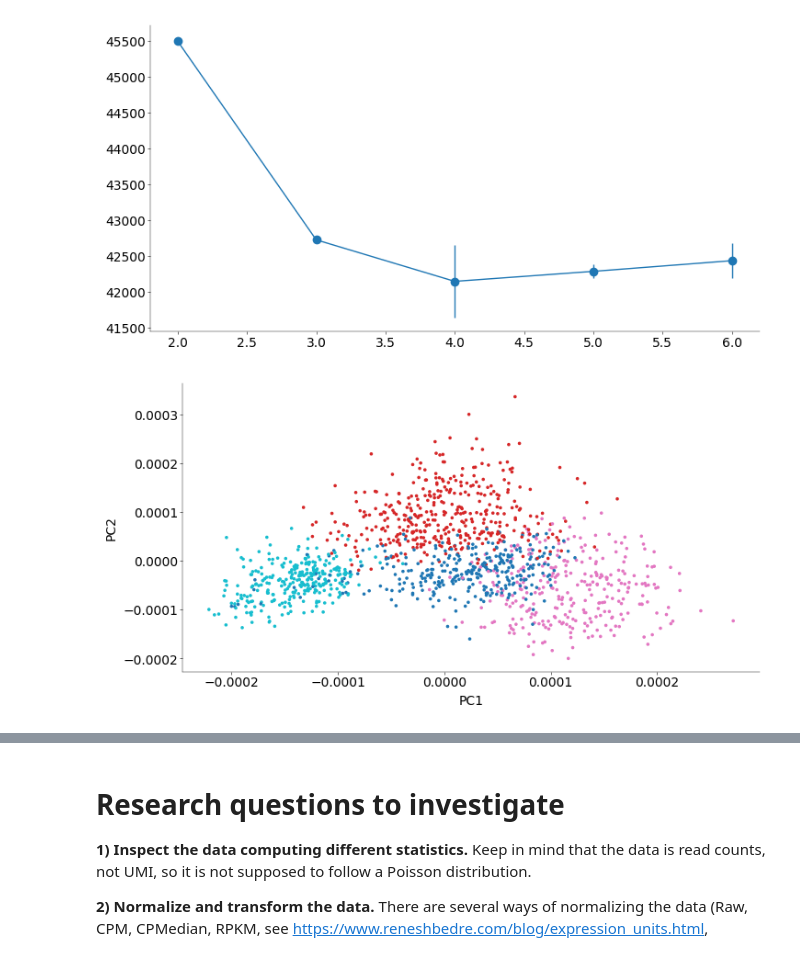
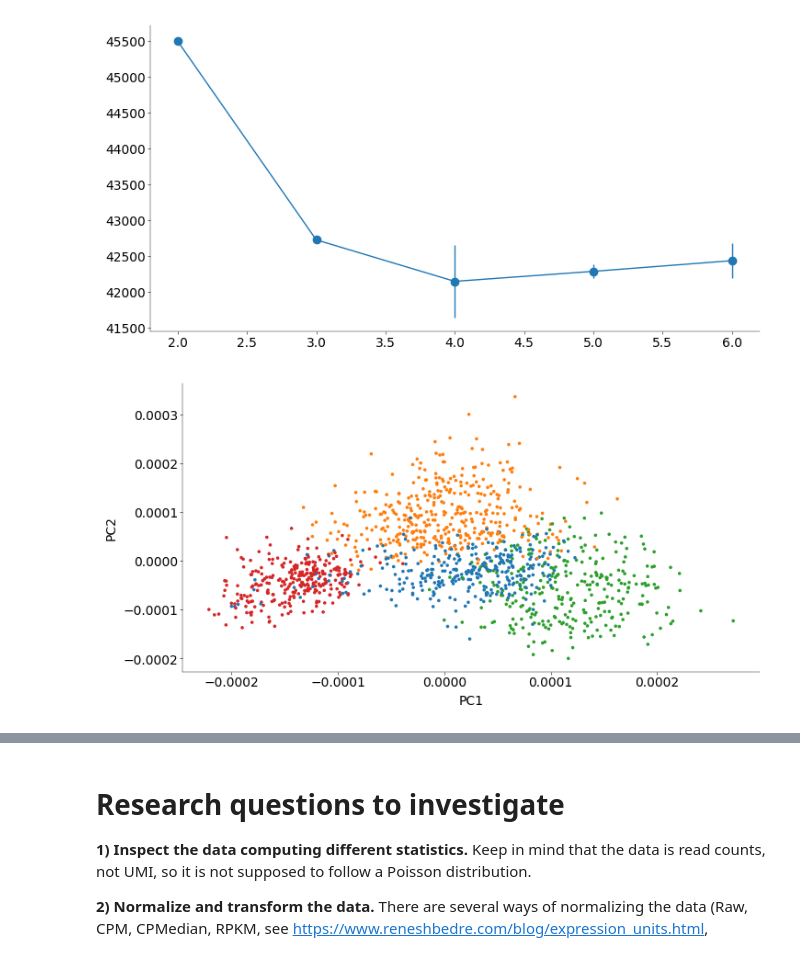
Before and after one commit to Artemii-Shlychkov/NDS_project, a Jupyter notebook: notebooks/Practical_notebook.ipynb, the cells around one changed output, grey strips where cells are left out. Cells and saved outputs as stored; diff of their text form; code cells hidden in the pictures.

```diff
--- a/notebooks/Practical_notebook.ipynb
+++ b/notebooks/Practical_notebook.ipynb
@@ -295,7 +324,7 @@ def mog_bic(
         Covariances
 
     p: np.array, (n_clusters, )
-        Cluster weights / probablities
+        Cluster weights / probabilities
 
     Return
     ------
@@ -310,31 +339,31 @@ def mog_bic(
     n_dims = x.shape[1]  # number of dimensions
     n_samples = x.shape[0]  # number of samples
 
-    # LL = data_likelihood  # log likelihood of the data given the model
-
     # Calculate the log likelihood of the data given the model
     expectation = np.zeros((n_samples, n_clusters), dtype=np.float64)
 
-    for i, k in enumerate(range(n_clusters)):
+    for k in range(n_clusters):
         pi_k = p[k]
         mu_k = m[k]
-        cov_k = S[k] + 1e-6 * np.eye(n_dims)
+        cov_k = S[k] + 1e-6 * np.eye(
+            n_dims
+        )  # Adding a small value for numerical stability
         expectation[:, k] = pi_k * stats.multivariate_normal(mean=mu_k, cov=cov_k).pdf(
             x
         )
-        totals = np.sum(expectation, 1)
-        LL = np.sum(np.log(totals))
 
-    # number of parameters:
+    totals = np.sum(expectation, axis=1)
 
+    # Ensure totals are not zero to avoid log(0)
+    if np.any(totals == 0):
+        raise ValueError("Some data points have zero probability under the model.")
+
+    LL = np.sum(np.log(totals))
+
+    # Number of parameters
     P = (n_clusters - 1) + n_clusters * n_dims + n_clusters * n_dims * (n_dims + 1) / 2
 
     bic = -2 * LL + P * np.log(n_samples)
-    # insert your code here
-
-    # -------------------------
-    # implement the BIC (1.5 pts)
-    # -------------------------
 
     return bic, LL
 # %%
@@ -379,19 +408,19 @@ plt.errorbar(
 # %%
 colors = ["red", "blue", "green", "purple", "orange", "black"]
 gmm = GMM(n_components=sklearn_optimal_cluster_number, random_state=42).fit(
     ephysData_filtered
 )
 cluster_ids = gmm.predict(ephysData_filtered)
 likelihood = gmm.score_samples(ephysData_filtered)  # log likelihood
 means = gmm.means_
 covariances = gmm.covariances_
 
-plt.scatter(PCinit[:, 0], PCinit[:, 1], s=10, c=cluster_ids, cmap="tab10", alpha=1)
+plt.scatter(PCinit[:, 0], PCinit[:, 1], s=10, c=plt.cm.tab10(cluster_ids), alpha=1)
 plt.xlabel("PC1")
 plt.ylabel("PC2")
 plt.show()
 # %% [output]
-[figure, old version]
+[figure, new version]
 # %%
 Z = TSNE(
     init=PCinit, early_exaggeration=4, random_state=42, perplexity=20
```
Also changed, not shown: parts of 6 cells of this notebook.
